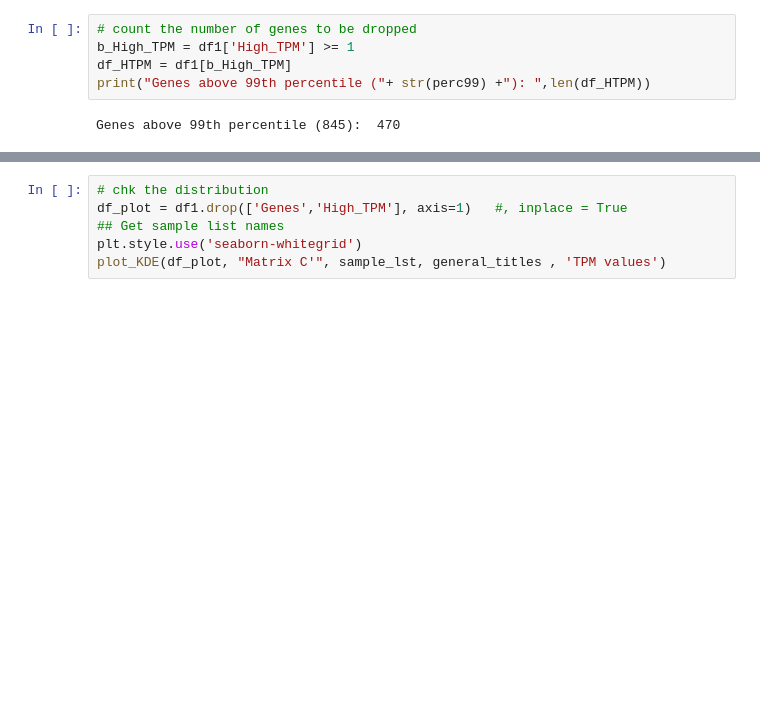
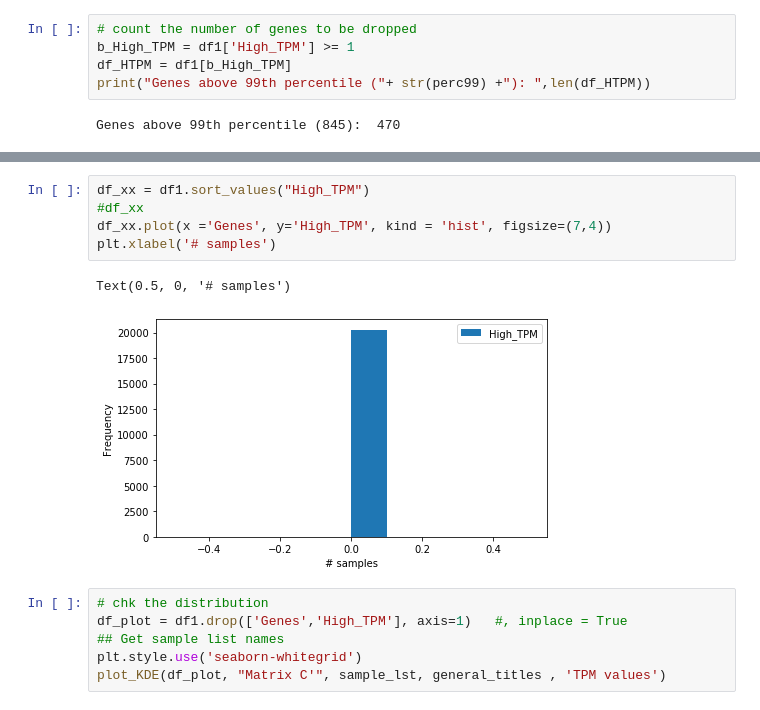
Before and after one commit to cyntsc/meta-analisis-athal, a Jupyter notebook: notebooks/4_Matrix_C_TPM_standardization.ipynb, the cells around one changed output, grey strips where cells are left out. Cells and saved outputs as stored; diff of their text form; blank space fills up the shorter version.

```diff
--- a/notebooks/4_Matrix_C_TPM_standardization.ipynb
+++ b/notebooks/4_Matrix_C_TPM_standardization.ipynb
@@ -781,3 +810,11 @@ plot_maximum_values(df1, general_titles, perc99)
+# %%
+df_xx = df1.sort_values("High_TPM")
+#df_xx
+df_xx.plot(x ='Genes', y='High_TPM', kind = 'hist', figsize=(7,4))
+plt.xlabel('# samples')
+# %% [output]
+Text(0.5, 0, '# samples')
+[figure, added]
 # %%
 # chk the distribution
 df_plot = df1.drop(['Genes','High_TPM'], axis=1)   #, inplace = True
```
Also changed, not shown: parts of 7 cells of this notebook, 1 other file.
